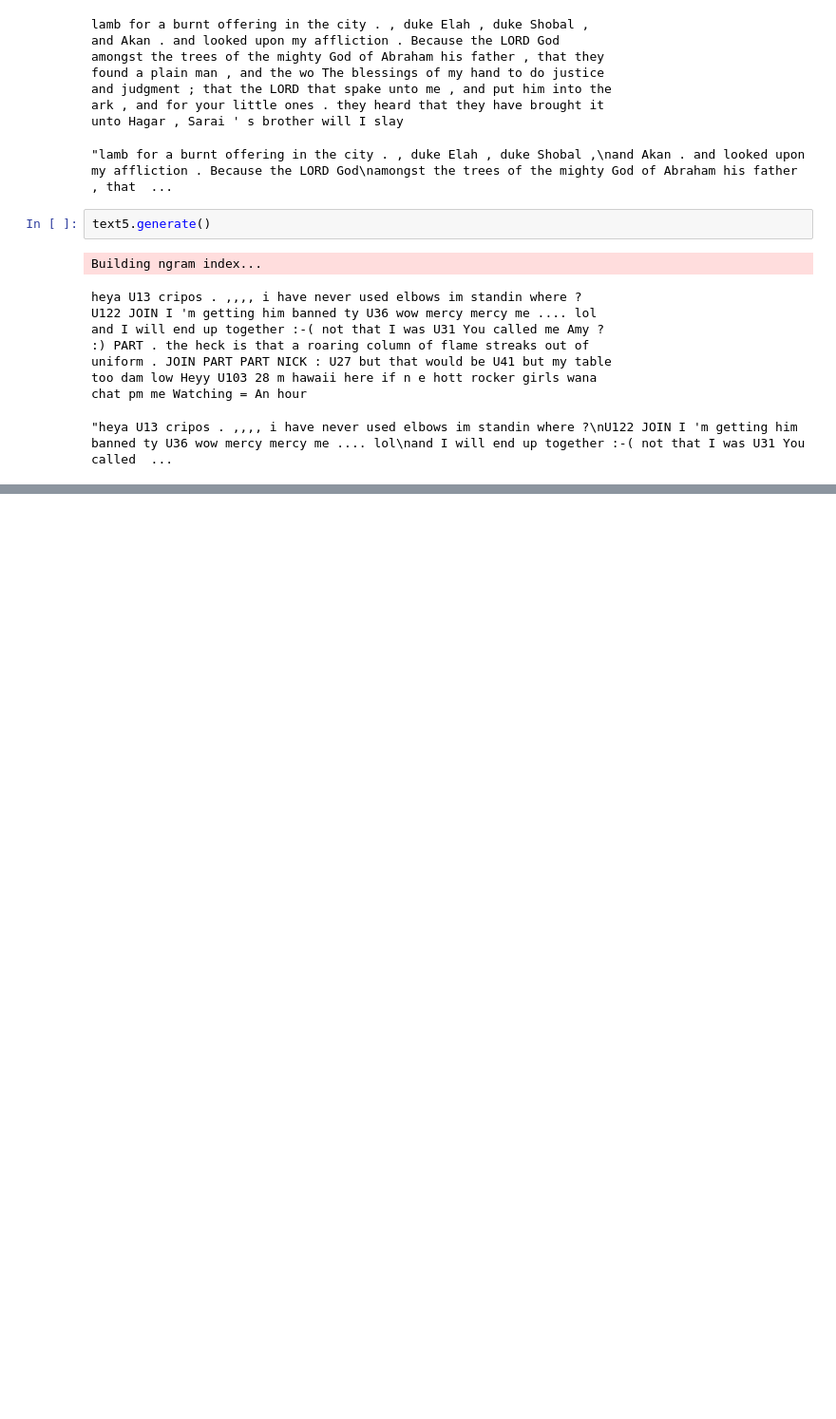
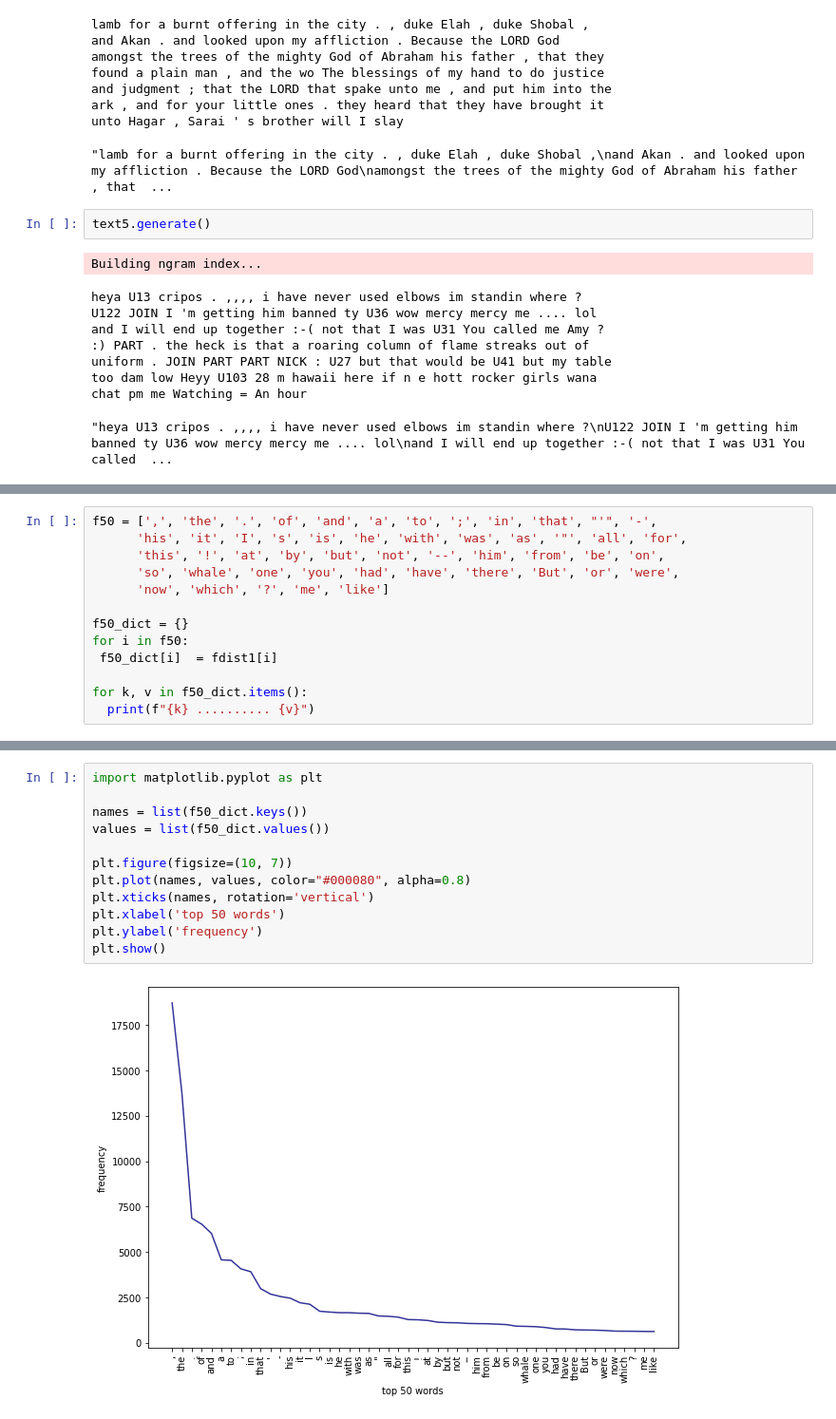
Before and after one commit to niklaust/Natural-Language-Processing, a Jupyter notebook: NLP_notebook_of_niklaust.ipynb, the cells around one changed output, grey strips where cells are left out. Shown at 95% size. Cells and saved outputs as stored; diff of their text form; blank space fills up the shorter version.

```diff
--- a/NLP_notebook_of_niklaust.ipynb
+++ b/NLP_notebook_of_niklaust.ipynb
@@ -327,0 +771,13 @@ chat pm me Watching = An hour
+# %%
+f50 = [',', 'the', '.', 'of', 'and', 'a', 'to', ';', 'in', 'that', "'", '-',
+      'his', 'it', 'I', 's', 'is', 'he', 'with', 'was', 'as', '"', 'all', 'for',
+      'this', '!', 'at', 'by', 'but', 'not', '--', 'him', 'from', 'be', 'on',
+      'so', 'whale', 'one', 'you', 'had', 'have', 'there', 'But', 'or', 'were',
+      'now', 'which', '?', 'me', 'like']
+
+f50_dict = {}
+for i in f50:
+ f50_dict[i]  = fdist1[i]
+
+for k, v in f50_dict.items():
+  print(f"{k} .......... {v}")
@@ -327,0 +830,14 @@ chat pm me Watching = An hour
+# %%
+import matplotlib.pyplot as plt
+
+names = list(f50_dict.keys())
+values = list(f50_dict.values())
+
+plt.figure(figsize=(10, 7))
+plt.plot(names, values, color="#000080", alpha=0.8)
+plt.xticks(names, rotation='vertical')
+plt.xlabel('top 50 words')
+plt.ylabel('frequency')
+plt.show()
+# %% [output]
+[figure, added]
```
Also changed, not shown: parts of 70 cells of this notebook.
